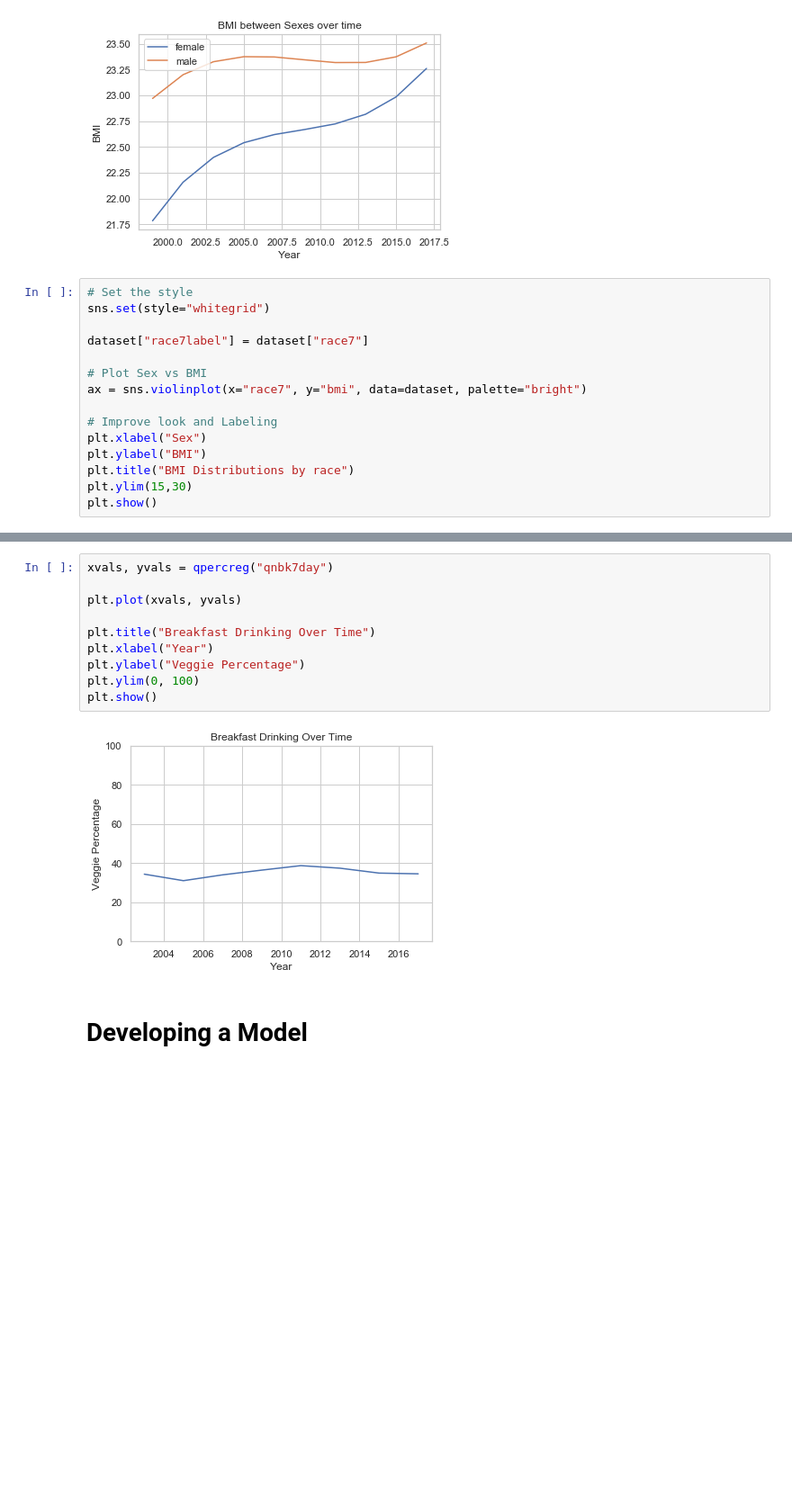
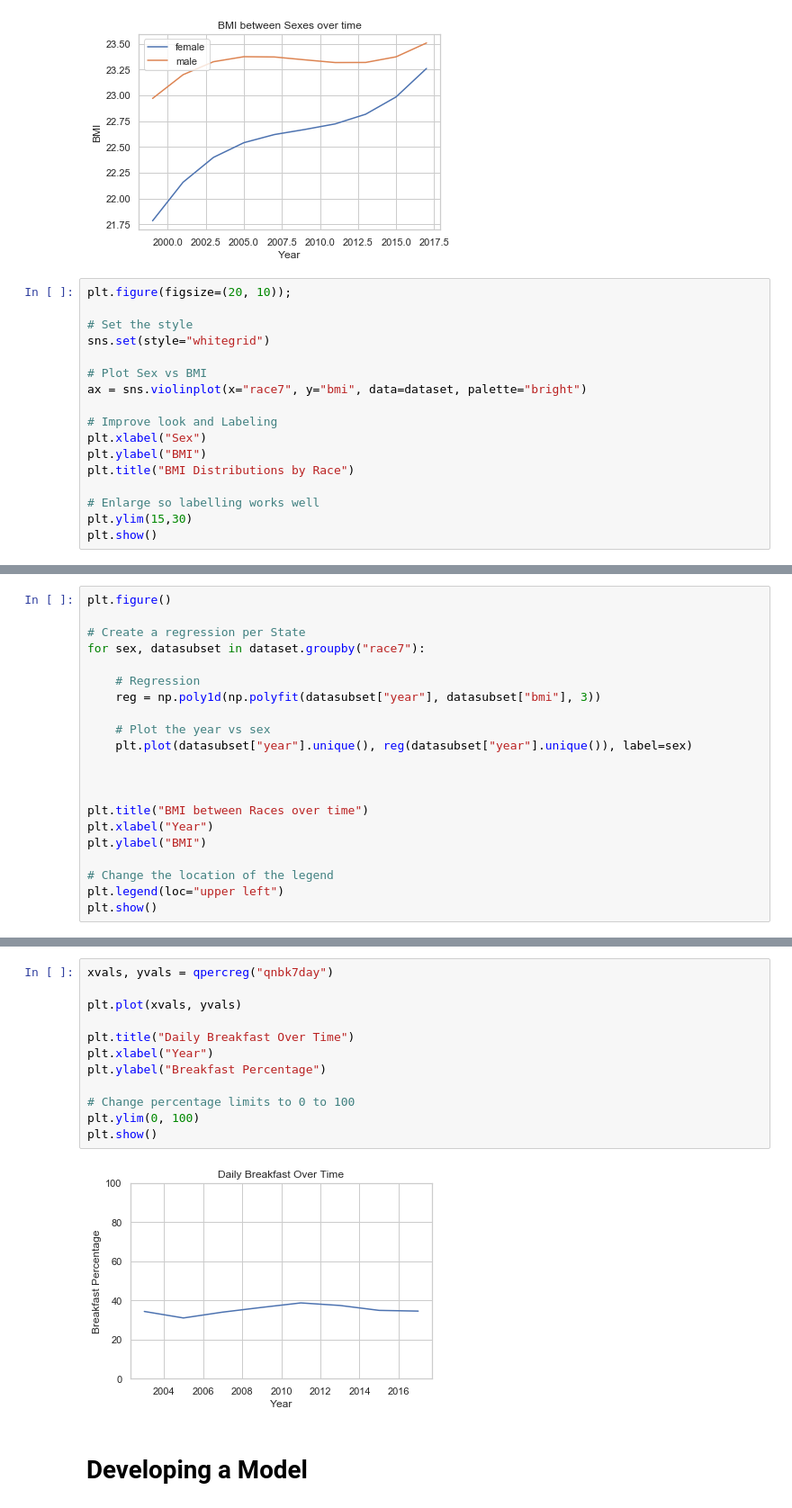
Before and after one commit to Wonghopper/Wonghopper.github.io, a Jupyter notebook: final.ipynb, the cells around one changed output, grey strips where cells are left out. Shown at 90% size. Cells and saved outputs as stored; diff of their text form; blank space fills up the shorter version.

```diff
--- a/final.ipynb
+++ b/final.ipynb
@@ -233,10 +233,10 @@ plt.show()
 # %% [output]
 [figure]
 # %%
+plt.figure(figsize=(20, 10));
+
 # Set the style
 sns.set(style="whitegrid")
-
-dataset["race7label"] = dataset["race7"]
 
 # Plot Sex vs BMI
 ax = sns.violinplot(x="race7", y="bmi", data=dataset, palette="bright")
@@ -244,7 +244,9 @@ ax = sns.violinplot(x="race7", y="bmi", data=dataset, palette="bright")
 # Improve look and Labeling
 plt.xlabel("Sex")
 plt.ylabel("BMI")
-plt.title("BMI Distributions by race")
+plt.title("BMI Distributions by Race")
+
+# Enlarge so labelling works well
 plt.ylim(15,30)
 plt.show()
 # %% [output]
@@ -251,0 +254,21 @@ plt.show()
+# %%
+plt.figure()
+
+# Create a regression per State
+for sex, datasubset in dataset.groupby("race7"):
+
+    # Regression
+    reg = np.poly1d(np.polyfit(datasubset["year"], datasubset["bmi"], 3))
+
+    # Plot the year vs sex
+    plt.plot(datasubset["year"].unique(), reg(datasubset["year"].unique()), label=sex)
+
+
+
+plt.title("BMI between Races over time")
+plt.xlabel("Year")
+plt.ylabel("BMI")
+
+# Change the location of the legend
+plt.legend(loc="upper left")
+plt.show()
@@ -300,15 +337,17 @@ plt.show()
 # %%
 xvals, yvals = qpercreg("qnbk7day")
 
 plt.plot(xvals, yvals)
 
-plt.title("Breakfast Drinking Over Time")
+plt.title("Daily Breakfast Over Time")
 plt.xlabel("Year")
-plt.ylabel("Veggie Percentage")
+plt.ylabel("Breakfast Percentage")
+
+# Change percentage limits to 0 to 100
 plt.ylim(0, 100)
 plt.show()
 # %% [output]
-[figure, old version]
+[figure, new version]
 # %% [markdown]
 # Developing a Model
 # %% [markdown]
```
Also changed, not shown: parts of 8 cells of this notebook.
